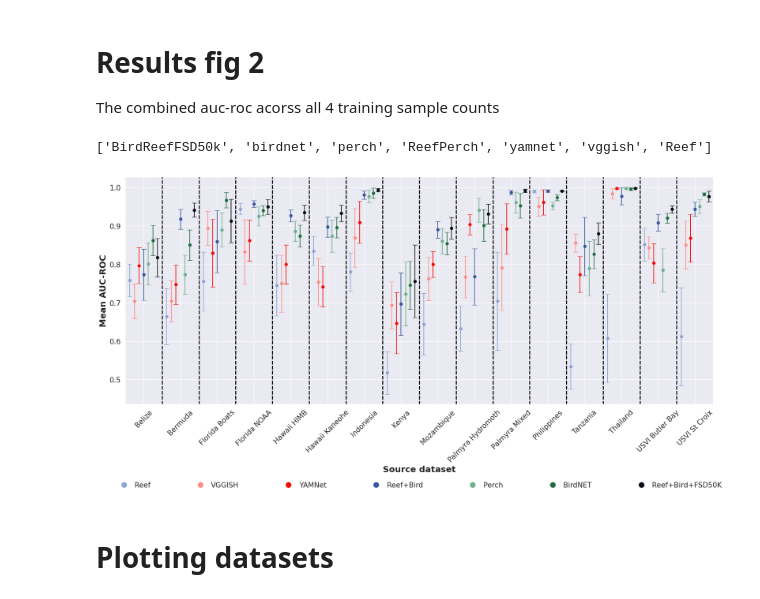
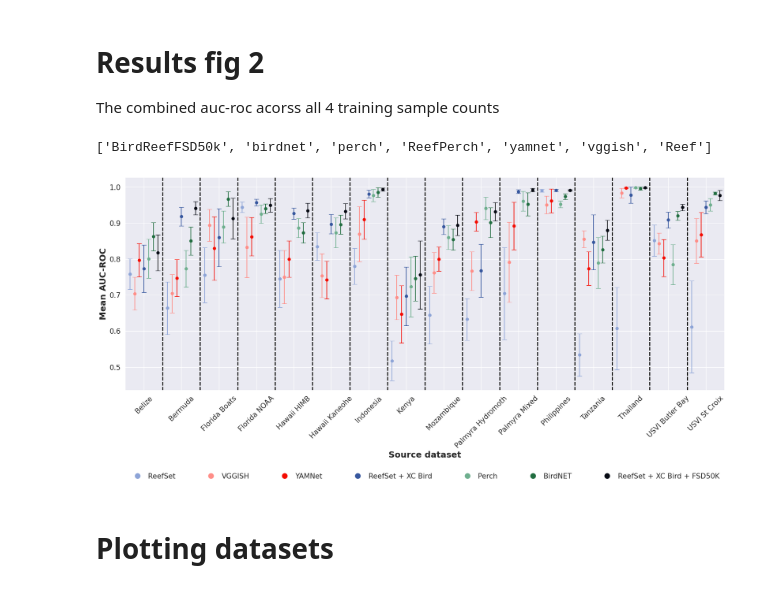
Before and after one commit to BenUCL/surfperch, a Jupyter notebook: manuscript-additions/figures.ipynb, the cells around one changed output. Cells and saved outputs as stored; diff of their text form; code cells hidden in the pictures.

```diff
--- a/manuscript-additions/figures.ipynb
+++ b/manuscript-additions/figures.ipynb
@@ -498,13 +730,13 @@ region_name_mapping = {
 }
 
 embedding_name_mapping = {
-    'Reef': 'Reef',
+    'Reef': 'ReefSet',
     'VGGish': 'VGGish',
     'YamNet': 'YAMNet',
-    'ReefBird': 'Reef+Bird',
+    'ReefBird': 'ReefSet + XC Bird',
     'Perch': 'Perch',
     'BirdNet': 'BirdNET',
-    'ReefBirdFSD50k': 'Reef+Bird+FSD50K',
+    'ReefBirdFSD50k': 'ReefSet + XC Bird + FSD50K',
 }
 
 # Function to load results
@@ -615,36 +847,36 @@ def plot_results_by_region(results, embeddings_to_plot, embedding_properties, ga
     # Adjusting the legend
     handles, labels = plt.gca().get_legend_handles_labels()
     mapped_labels = [embedding_name_mapping.get(label, label) for label in labels]
     handles, mapped_labels = handles[::-1], mapped_labels[::-1]
 
     # Modify the creation of custom_legend_handles to remove the black outline
     custom_legend_handles = [Line2D([0], [0], marker='o', color='none', label=label,
                                     markerfacecolor=color, markeredgecolor='none', markersize=12)  # Set markeredgecolor to 'none'
                             for color, label in zip([embedding_properties[emb]['color'] for emb in sorted_models[::-1]],
                                                     [embedding_properties[emb]['name'] for emb in sorted_models[::-1]])]
 
     # Then, use these handles when creating the legend
-    legend = plt.legend(custom_legend_handles, mapped_labels, loc='lower center', bbox_to_anchor=(0.5, -0.4),
-                        ncol=len(custom_legend_handles), handletextpad=0.5, columnspacing=6,
+    legend = plt.legend(custom_legend_handles, mapped_labels, loc='lower center', bbox_to_anchor=(0.5, -0.45),
+                        ncol=len(custom_legend_handles), handletextpad=0.5, columnspacing=4,
                         frameon=False, fontsize=15)
 
     # The rest of your plotting code remains unchanged
     plt.setp(legend.get_title(), fontsize='large')  # If you want to adjust the legend title size
 
     # Adjust the x-axis limits to reduce blank space
     plt.xlim(min_pos - (model_spacing + 0.25), max_pos + (model_spacing + 0.25))
 
     plt.tight_layout()
     plt.show()
 
 
 # Example usage
 example_per_class_filters = [4, 8, 16, 32]
 results = load_results_aggregated(directory, example_per_class_filters)
 plot_results_by_region(results, embeddings_to_plot, embedding_properties, gap_between_regions=1)
 # %% [output]
 ['BirdReefFSD50k', 'birdnet', 'perch', 'ReefPerch', 'yamnet', 'vggish', 'Reef']
-[figure, old version]
+[figure, new version]
 # %% [markdown]
 # Plotting datasets
 # %%
```
Also changed, not shown: parts of 5 cells of this notebook.
